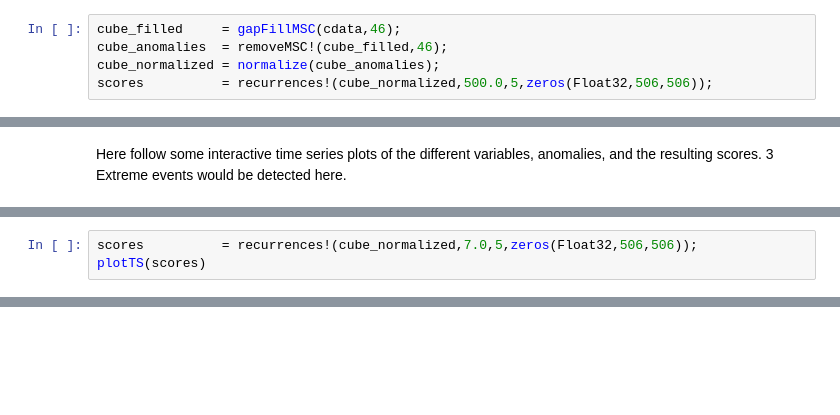
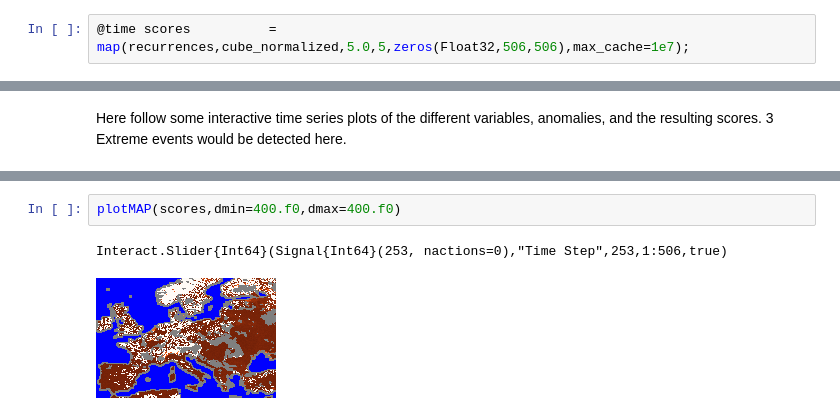
Before and after one commit to JuliaDataCubes/YAXArrays.jl, a Jupyter notebook: NoteBooks/User Story 1.ipynb, the cells around one changed output, grey strips where cells are left out. Cells and saved outputs as stored; diff of their text form; blank space fills up the shorter version.

```diff
--- a/NoteBooks/User Story 1.ipynb
+++ b/NoteBooks/User Story 1.ipynb
@@ -23,5 +36,2 @@ Here starts the actual processing step. Note that each function call has the res
 # %%
-cube_filled     = gapFillMSC(cdata,46);
-cube_anomalies  = removeMSC!(cube_filled,46);
-cube_normalized = normalize(cube_anomalies);
-scores          = recurrences!(cube_normalized,500.0,5,zeros(Float32,506,506));
+@time scores          = map(recurrences,cube_normalized,5.0,5,zeros(Float32,506,506),max_cache=1e7);
@@ -66,3 +68,0 @@ Interact.Slider{Float64}(Signal{Float64}(39.75, nactions=1),"Latitude",39.75,35.
-# %%
-scores          = recurrences!(cube_normalized,7.0,5,zeros(Float32,506,506));
-plotTS(scores)
@@ -93,0 +75,5 @@ Interact.Slider{Int64}(Signal{Int64}(5, nactions=0),"x",5,1:10,true)
+# %%
+plotMAP(scores,dmin=400.f0,dmax=400.f0)
+# %% [output]
+Interact.Slider{Int64}(Signal{Int64}(253, nactions=0),"Time Step",253,1:506,true)
+[figure, added]
```
Also changed, not shown: parts of 16 cells of this notebook, 11 other files.
